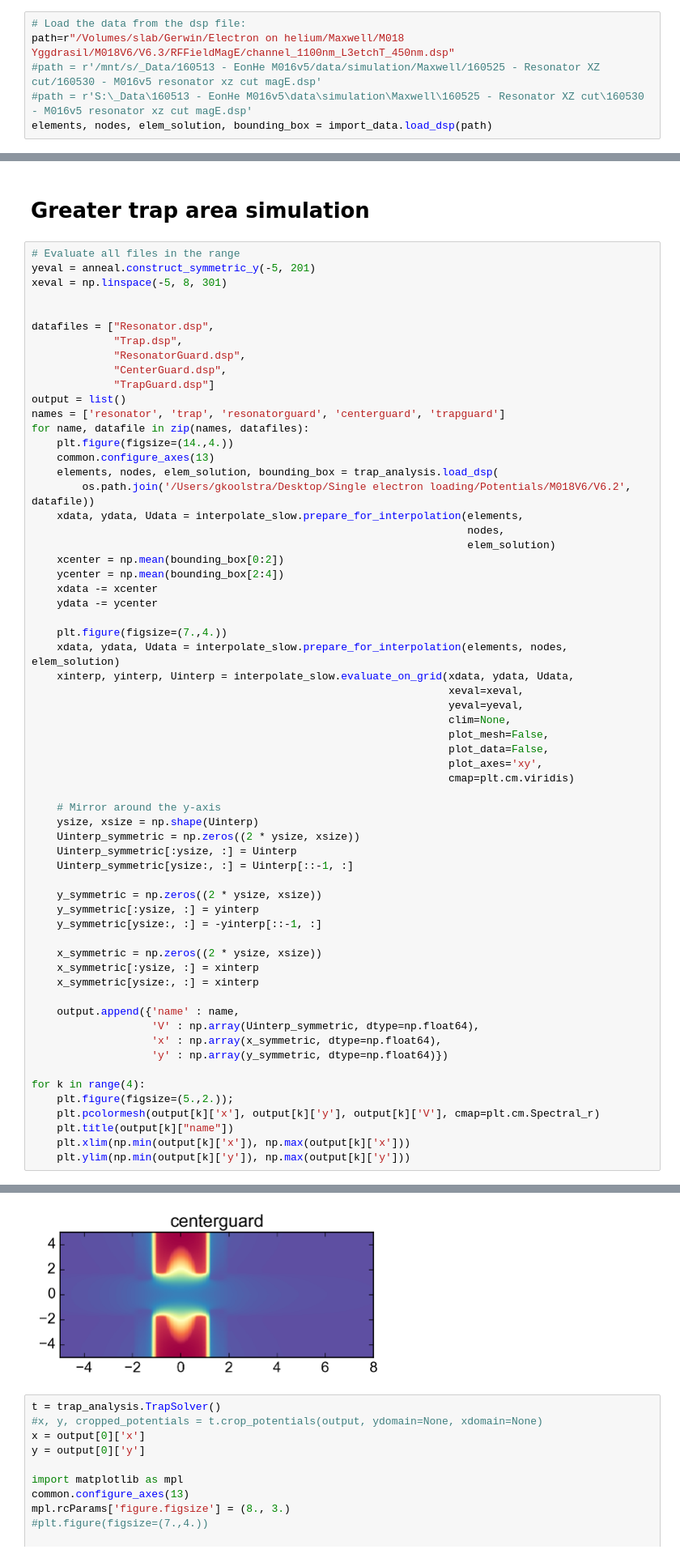
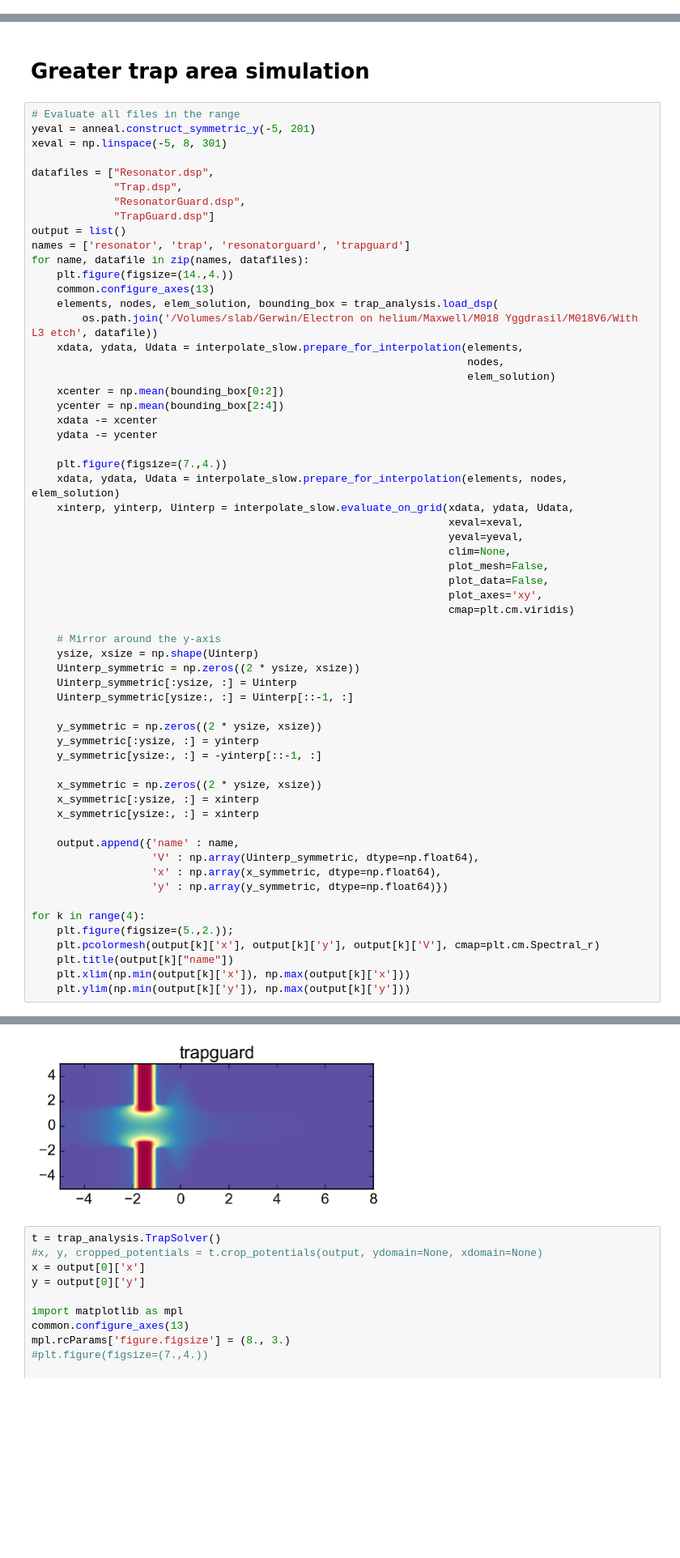
Before and after one commit to gkoolstra/ipython-notebooks, a Jupyter notebook: 20160530 - Master simulation notebook.ipynb, the cells around one changed output, grey strips where cells are left out. Shown at 81% size. Drawn from its saved outputs; the diff is of its cells as text; blank space fills up the shorter version.

Commit message:
Cleaned up helium curve simulation

```diff
--- a/20160530 - Master simulation notebook.ipynb
+++ b/20160530 - Master simulation notebook.ipynb
@@ -79,9 +79,3 @@ The mean electric field over the range (-0.25, 0.25) is 0.3237 V/um.
 # Level meter curve
 # %% [markdown]
 Remember that this data needs to come from the simulation in Maxwell from the RF potential and the differential mode. This means one pin should be on a positive voltage, whereas the other pin has the same voltage, but opposite sign.
-# %%
-# Load the data from the dsp file:
-path=r"/Volumes/slab/Gerwin/Electron on helium/Maxwell/M018 Yggdrasil/M018V6/V6.3/RFFieldMagE/channel_1100nm_L3etchT_450nm.dsp"
-#path = r'/mnt/s/_Data/160513 - EonHe M016v5/data/simulation/Maxwell/160525 - Resonator XZ cut/160530 - M016v5 resonator xz cut magE.dsp'
-#path = r'S:\_Data\160513 - EonHe M016v5\data\simulation\Maxwell\160525 - Resonator XZ cut\160530 - M016v5 resonator xz cut magE.dsp'
-elements, nodes, elem_solution, bounding_box = import_data.load_dsp(path)
@@ -619,19 +510,17 @@ ax.set_axis_bgcolor('none')
 yeval = anneal.construct_symmetric_y(-5, 201)
 xeval = np.linspace(-5, 8, 301)
 
-
 datafiles = ["Resonator.dsp",
              "Trap.dsp",
              "ResonatorGuard.dsp",
-             "CenterGuard.dsp",
              "TrapGuard.dsp"]
 output = list()
-names = ['resonator', 'trap', 'resonatorguard', 'centerguard', 'trapguard']
+names = ['resonator', 'trap', 'resonatorguard', 'trapguard']
 for name, datafile in zip(names, datafiles):
     plt.figure(figsize=(14.,4.))
     common.configure_axes(13)
     elements, nodes, elem_solution, bounding_box = trap_analysis.load_dsp(
-        os.path.join('/Users/gkoolstra/Desktop/Single electron loading/Potentials/M018V6/V6.2', datafile))
+        os.path.join('/Volumes/slab/Gerwin/Electron on helium/Maxwell/M018 Yggdrasil/M018V6/With L3 etch', datafile))
     xdata, ydata, Udata = interpolate_slow.prepare_for_interpolation(elements,
                                                                      nodes,
                                                                      elem_solution)
@@ -691,6 +578,6 @@ for k in range(4):
 [figure]
 [figure]
-[figure, old version]
+[figure, new version]
 # %%
 t = trap_analysis.TrapSolver()
 #x, y, cropped_potentials = t.crop_potentials(output, ydomain=None, xdomain=None)
```
Also changed, not shown: parts of 13 cells of this notebook.
